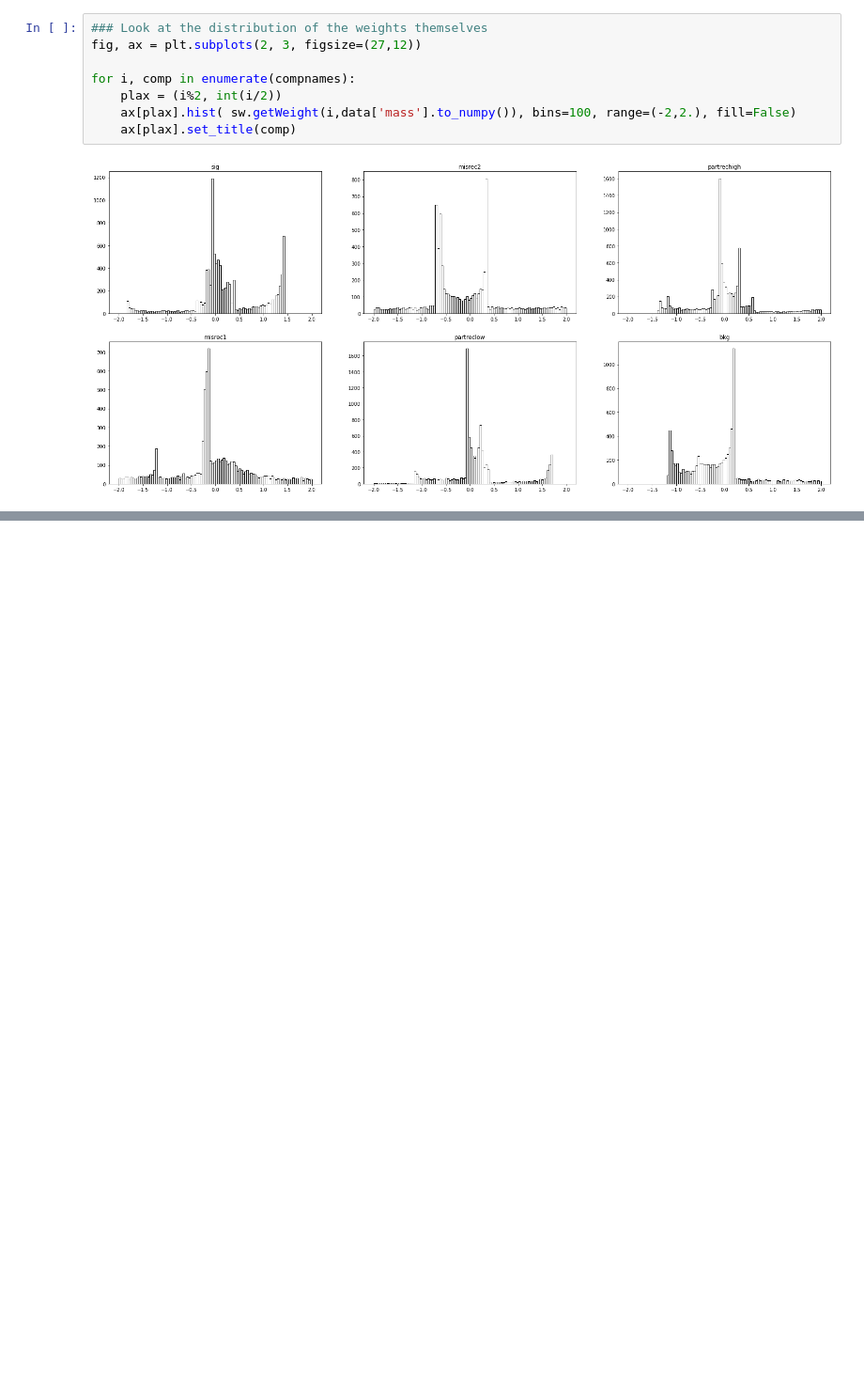
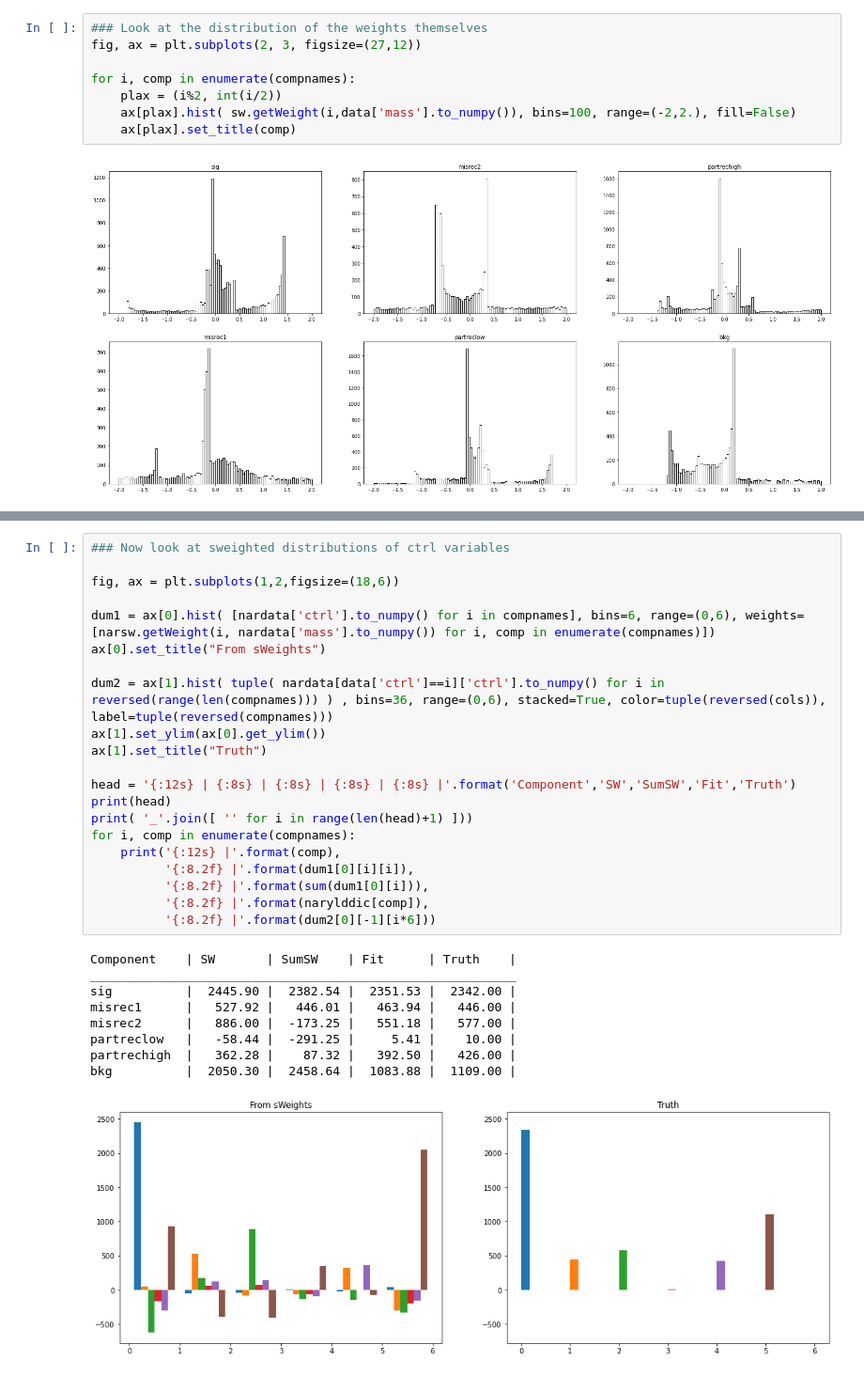
Before and after one commit to matthewkenzie/sweights, a Jupyter notebook: sweight_advanced_study.ipynb, the cells around one changed output, grey strips where cells are left out. Shown at 94% size. Cells and saved outputs as stored; diff of their text form; blank space fills up the shorter version.

```diff
--- a/sweight_advanced_study.ipynb
+++ b/sweight_advanced_study.ipynb
@@ -487,0 +557,31 @@ fig.tight_layout()
+# %%
+### Now look at sweighted distributions of ctrl variables
+
+fig, ax = plt.subplots(1,2,figsize=(18,6))
+
+dum1 = ax[0].hist( [nardata['ctrl'].to_numpy() for i in compnames], bins=6, range=(0,6), weights=[narsw.getWeight(i, nardata['mass'].to_numpy()) for i, comp in enumerate(compnames)])
+ax[0].set_title("From sWeights")
+
+dum2 = ax[1].hist( tuple( nardata[data['ctrl']==i]['ctrl'].to_numpy() for i in reversed(range(len(compnames))) ) , bins=36, range=(0,6), stacked=True, color=tuple(reversed(cols)), label=tuple(reversed(compnames)))
+ax[1].set_ylim(ax[0].get_ylim())
+ax[1].set_title("Truth")
+
+head = '{:12s} | {:8s} | {:8s} | {:8s} | {:8s} |'.format('Component','SW','SumSW','Fit','Truth')
+print(head)
+print( '_'.join([ '' for i in range(len(head)+1) ]))
+for i, comp in enumerate(compnames):
+    print('{:12s} |'.format(comp),
+          '{:8.2f} |'.format(dum1[0][i][i]),
+          '{:8.2f} |'.format(sum(dum1[0][i])),
+          '{:8.2f} |'.format(narylddic[comp]),
+          '{:8.2f} |'.format(dum2[0][-1][i*6]))
+# %% [output]
+Component    | SW       | SumSW    | Fit      | Truth    |
+__________________________________________________________
+sig          |  2445.90 |  2382.54 |  2351.53 |  2342.00 |
+misrec1      |   527.92 |   446.01 |   463.94 |   446.00 |
+misrec2      |   886.00 |  -173.25 |   551.18 |   577.00 |
+partreclow   |   -58.44 |  -291.25 |     5.41 |    10.00 |
+partrechigh  |   362.28 |    87.32 |   392.50 |   426.00 |
+bkg          |  2050.30 |  2458.64 |  1083.88 |  1109.00 |
+[figure, added]
```
Also changed, not shown: parts of 8 cells of this notebook.
